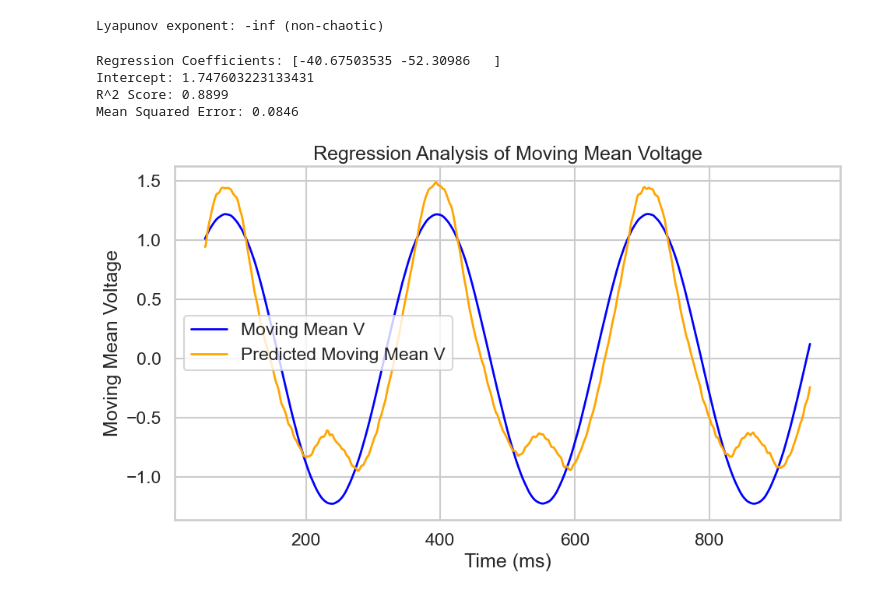
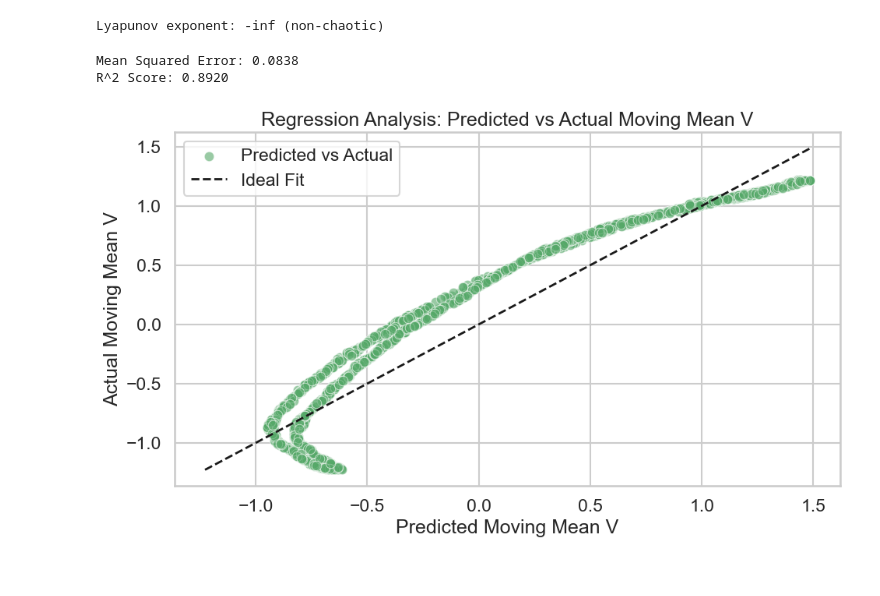
Before and after one commit to aniket-desh/fitzhugh-nagumo, a Jupyter notebook: fhn.ipynb, the cells around one changed output. Cells and saved outputs as stored; diff of their text form; code cells hidden in the pictures.

Commit message:
updated regression

```diff
--- a/fhn.ipynb
+++ b/fhn.ipynb
@@ -121,6 +121,7 @@ Lyapunov exponent: -inf (non-chaotic)
 # regression analysis
 from sklearn.linear_model import LinearRegression
 from sklearn.metrics import mean_squared_error, r2_score
+from sklearn.model_selection import train_test_split
 
 # target var, moving avg of V across neurons
 move_mean_V = np.zeros(num_windows)
@@ -128,36 +129,46 @@ for w in range(num_windows):
     move_mean_V[w] = np.mean(V[:, w:w + window_steps])
 
 # construct the feature matrix: [cov(lambda, V), cov(lambda, dV/dt)]
-X = np.column_stack((cov_lambda_V, cov_lambda_dVdt)) # shape of this is (num_windows, 2)
-y = move_mean_V # shape of this is (num_windows,)
 
-# fit linear reg model
-reg = LinearRegression().fit(X, y)
-y_pred = reg.predict(X)
-r2 = r2_score(y, y_pred)
+# train-test split
+X_train, X_test, y_train, y_test = train_test_split(
+    np.column_stack((cov_lambda_V, cov_lambda_dVdt)), move_mean_V, test_size=0.2, random_state=42
+)
 
-mse = mean_squared_error(y, y_pred)
-print(f'Regression Coefficients: {reg.coef_}')
-print(f'Intercept: {reg.intercept_}')
+# fit the model
+model = LinearRegression()
+model.fit(X_train, y_train)
+y_pred = model.predict(X_test)
+
+mse = mean_squared_error(y_test, y_pred)
+r2 = r2_score(y_test, y_pred)
+print(f'Mean Squared Error: {mse:.4f}')
 print(f'R^2 Score: {r2:.4f}')
-print(f'Mean Squared Error: {mse:.4f}')
 # %% [output]
-Regression Coefficients: [-40.67503535 -52.30986   ]
-Intercept: 1.747603223133431
-R^2 Score: 0.8899
-Mean Squared Error: 0.0846
+Mean Squared Error: 0.0838
+R^2 Score: 0.8920
 # %%
 # plotting the regression results
 sns.set_theme(style="whitegrid", context='talk')
 plt.figure(figsize=(10, 6))
 
-sns.lineplot(x=window_time, y=y, label='Moving Mean V', color='blue', linewidth=2)
-sns.lineplot(x=window_time, y=y_pred, label='Predicted Moving Mean V', color='orange', linewidth=2)
-plt.xlabel('Time (ms)')
-plt.ylabel('Moving Mean Voltage')
-plt.title('Regression Analysis of Moving Mean Voltage')
+sns.scatterplot(
+    x = y_pred,
+    y = y_test,
+    color='C2',
+    label='Predicted vs Actual',
+    alpha=0.6
+)
+
+min_val = min(y_test.min(), y_pred.min())
+max_val = max(y_test.max(), y_pred.max())
+plt.plot([min_val, max_val], [min_val, max_val], 'k--', lw=2, label='Ideal Fit')
+
+plt.xlabel('Predicted Moving Mean V')
+plt.ylabel('Actual Moving Mean V')
+plt.title('Regression Analysis: Predicted vs Actual Moving Mean V')
 plt.legend()
 plt.tight_layout()
 plt.show()
 # %% [output]
-[figure, old version]
+[figure, new version]
```
